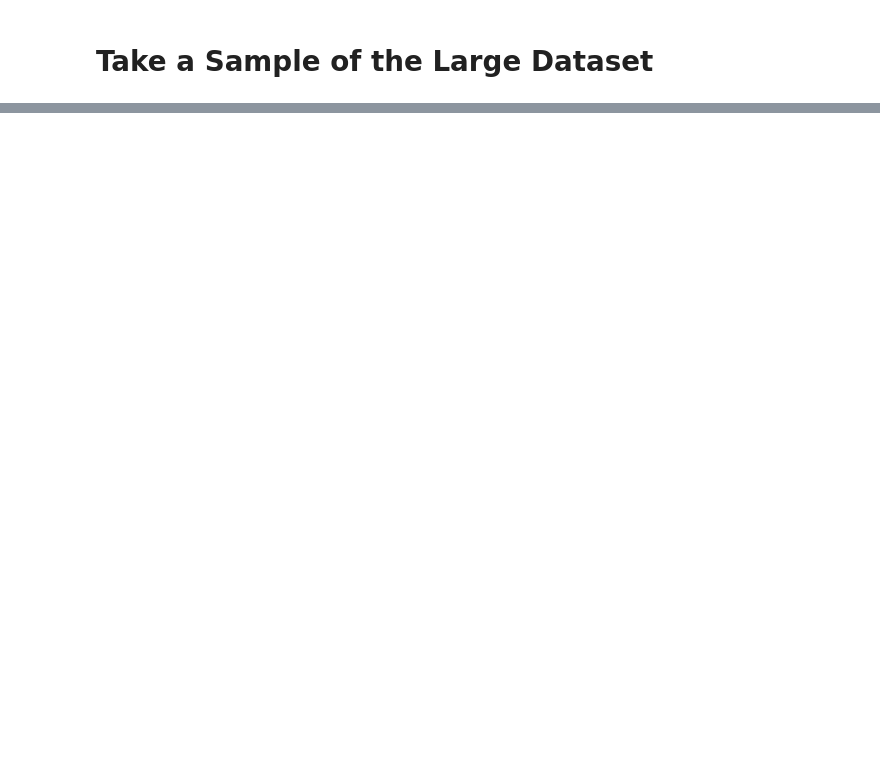
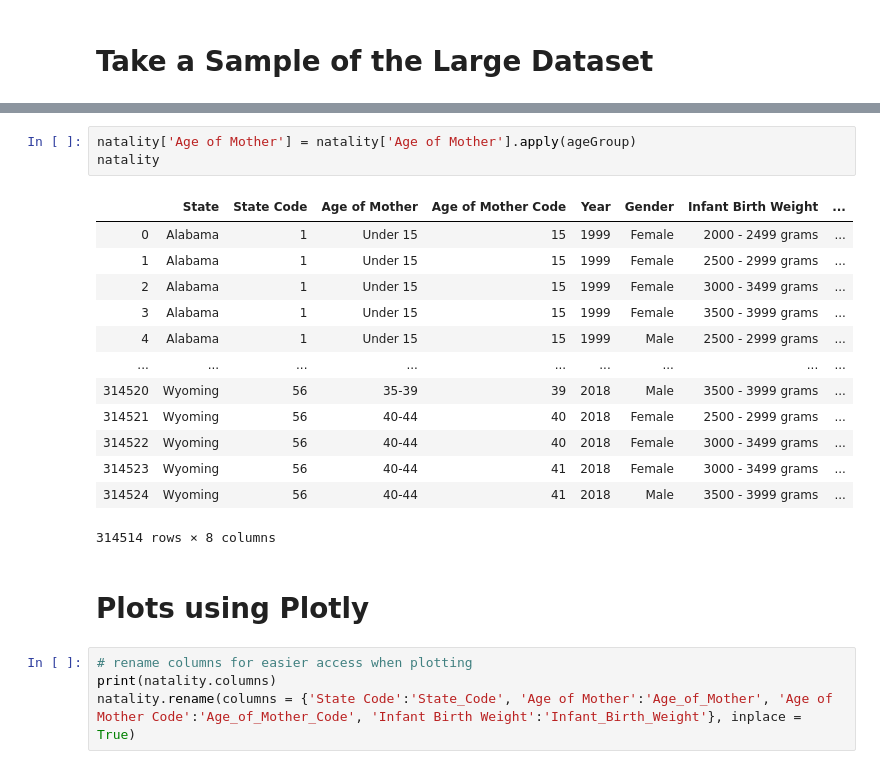
Before and after one commit to edwin-back/Capstone_CDC_Infant_Mortality, a Jupyter notebook: Edwin/EDA_Capstone.ipynb, the cells around one changed output, grey strips where cells are left out. Cells and saved outputs as stored; diff of their text form; blank space fills up the shorter version.

```diff
--- a/Edwin/EDA_Capstone.ipynb
+++ b/Edwin/EDA_Capstone.ipynb
@@ -285,0 +315,23 @@ pandas.core.series.Series
+# %%
+natality['Age of Mother'] = natality['Age of Mother'].apply(ageGroup)
+natality
+# %% [output]
+|  | State | State Code | Age of Mother | Age of Mother Code | Year | Gender | Infant Birth Weight | ... |
+| 0 | Alabama | 1 | Under 15 | 15 | 1999 | Female | 2000 - 2499 grams | ... |
+| 1 | Alabama | 1 | Under 15 | 15 | 1999 | Female | 2500 - 2999 grams | ... |
+| 2 | Alabama | 1 | Under 15 | 15 | 1999 | Female | 3000 - 3499 grams | ... |
+| 3 | Alabama | 1 | Under 15 | 15 | 1999 | Female | 3500 - 3999 grams | ... |
+| 4 | Alabama | 1 | Under 15 | 15 | 1999 | Male | 2500 - 2999 grams | ... |
+| ... | ... | ... | ... | ... | ... | ... | ... | ... |
+| 314520 | Wyoming | 56 | 35-39 | 39 | 2018 | Male | 3500 - 3999 grams | ... |
+| 314521 | Wyoming | 56 | 40-44 | 40 | 2018 | Female | 2500 - 2999 grams | ... |
+| 314522 | Wyoming | 56 | 40-44 | 40 | 2018 | Female | 3000 - 3499 grams | ... |
+| 314523 | Wyoming | 56 | 40-44 | 41 | 2018 | Female | 3000 - 3499 grams | ... |
+| 314524 | Wyoming | 56 | 40-44 | 41 | 2018 | Male | 3500 - 3999 grams | ... |
+314514 rows × 8 columns
+# %% [markdown]
+# Plots using Plotly
+# %%
+# rename columns for easier access when plotting
+print(natality.columns)
+natality.rename(columns = {'State Code':'State_Code', 'Age of Mother':'Age_of_Mother', 'Age of Mother Code':'Age_of_Mother_Code', 'Infant Birth Weight':'Infant_Birth_Weight'}, inplace = True)
```
Also changed, not shown: parts of 25 cells of this notebook.
